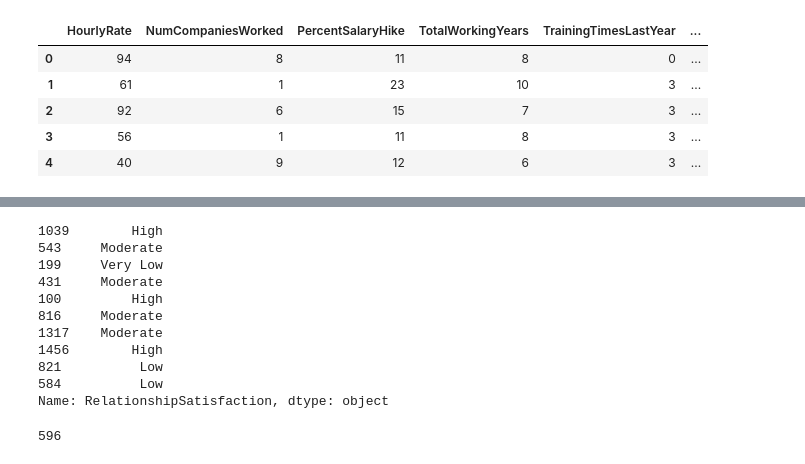
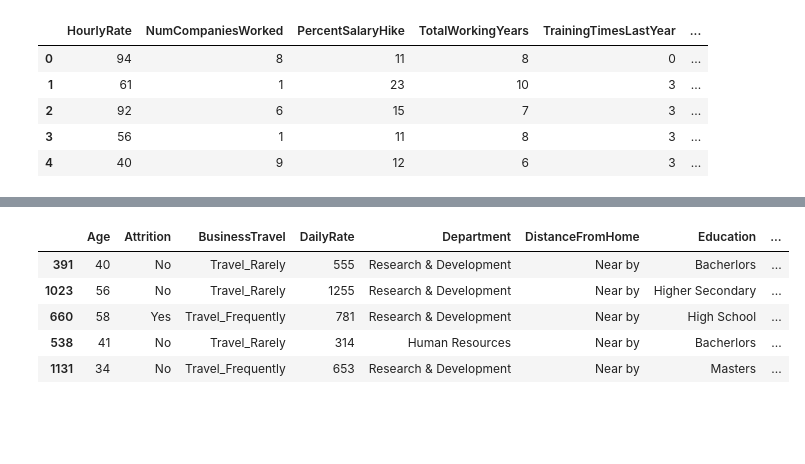
Before and after one commit to JOCRZ/Meriskill-Internship, a Jupyter notebook: Projects/Project3/M3Project3.ipynb, the cells around one changed output, grey strips where cells are left out. Drawn from its saved outputs; the diff is of its cells as text; code cells hidden in the pictures; blank space fills up the shorter version.

Commit message:
from home

```diff
--- a/Projects/Project3/M3Project3.ipynb
+++ b/Projects/Project3/M3Project3.ipynb
@@ -217,18 +220,9 @@ array(['No', nan, 'Medium', 'Low'], dtype=object)
 # %%
-df.RelationshipSatisfaction.sample(10)
+df.sample(5)
 # %% [output]
-1039        High
-543     Moderate
-199     Very Low
-431     Moderate
-100         High
-816     Moderate
-1317    Moderate
-1456        High
-821          Low
-584          Low
-Name: RelationshipSatisfaction, dtype: object
+|  | Age | Attrition | BusinessTravel | DailyRate | Department | DistanceFromHome | Education | ... |
+| 391 | 40 | No | Travel_Rarely | 555 | Research & Development | Near by | Bacherlors | ... |
+| 1023 | 56 | No | Travel_Rarely | 1255 | Research & Development | Near by | Higher Secondary | ... |
+| 660 | 58 | Yes | Travel_Frequently | 781 | Research & Development | Near by | High School | ... |
+| 538 | 41 | No | Travel_Rarely | 314 | Human Resources | Near by | Bacherlors | ... |
+| 1131 | 34 | No | Travel_Frequently | 653 | Research & Development | Near by | Masters | ... |
-# %%
-df.StockOptionLevel.isna().sum()
-# %% [output]
-596
```
Also changed, not shown: parts of 20 cells of this notebook, 4 other files.
